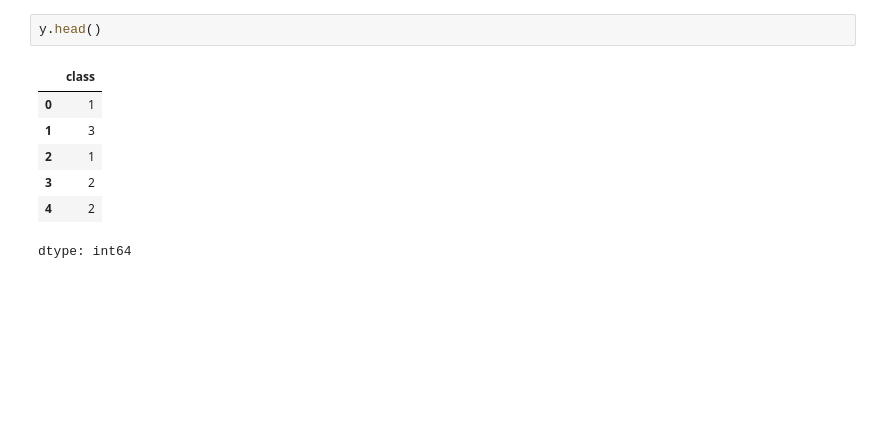
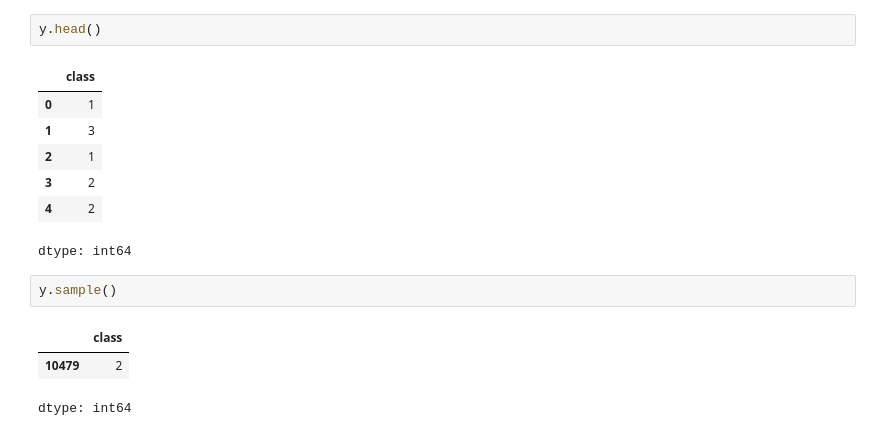
Before and after one commit to namangarg1805/Data-Analytics, a Jupyter notebook: healthyfy_Analysis.ipynb, the cells around one changed output. Drawn from its saved outputs; the diff is of its cells as text; blank space fills up the shorter version.

```diff
--- a/healthyfy_Analysis.ipynb
+++ b/healthyfy_Analysis.ipynb
@@ -139,3 +139,9 @@ y.head()
 | 3 | 2 |
 | 4 | 2 |
 dtype: int64
+# %%
+y.sample()
+# %% [output]
+|  | class |
+| 10479 | 2 |
+dtype: int64
```
